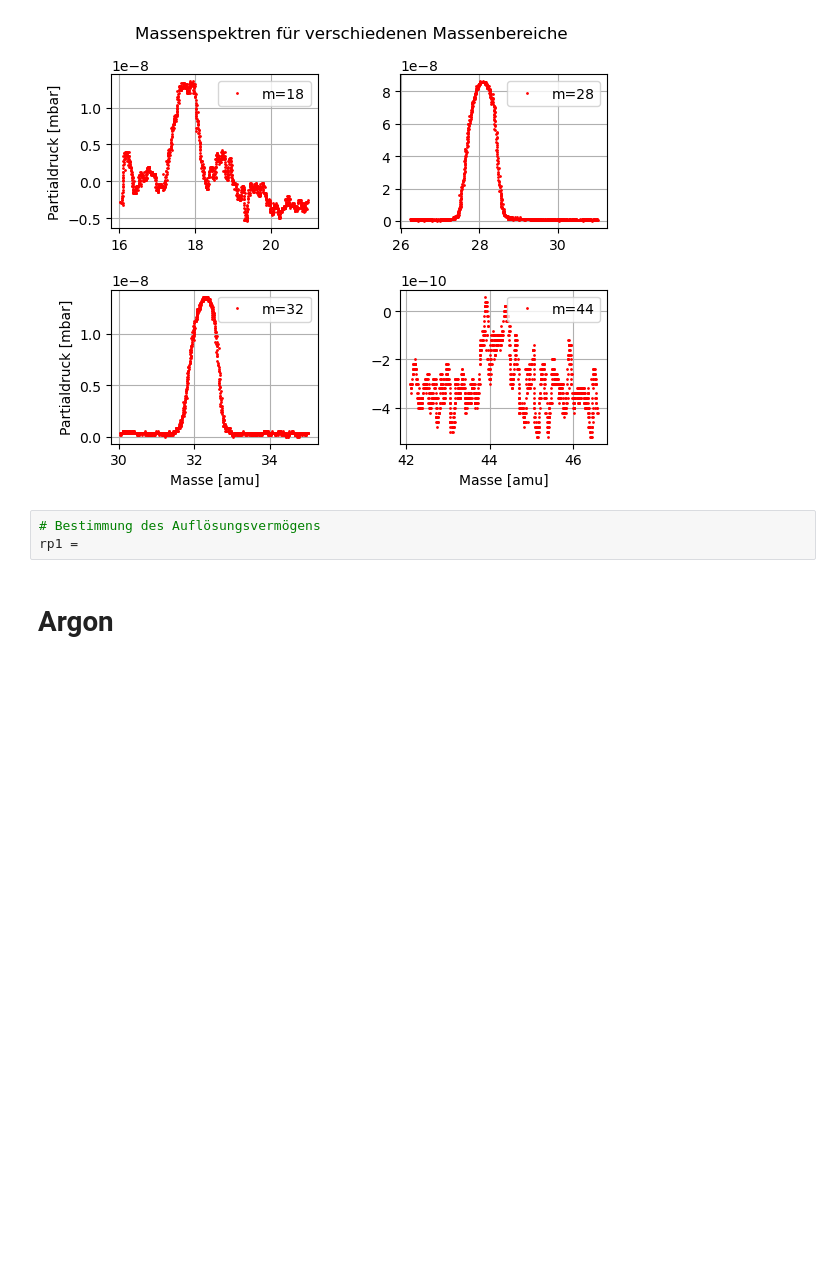
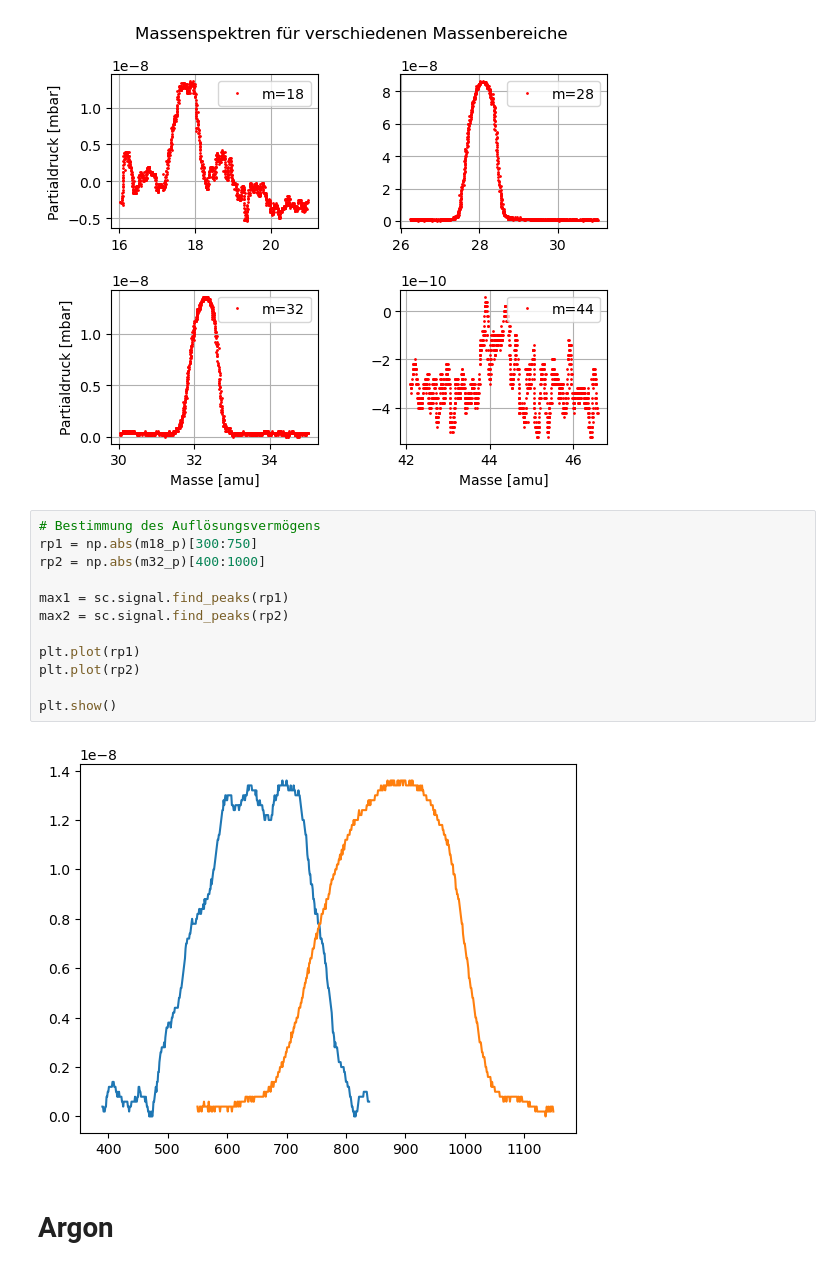
Before and after one commit to MRNock04/P3, a Jupyter notebook: Massenspektrometer/Auswertung.ipynb, the cells around one changed output. Cells and saved outputs as stored; diff of their text form; blank space fills up the shorter version.

```diff
--- a/Massenspektrometer/Auswertung.ipynb
+++ b/Massenspektrometer/Auswertung.ipynb
@@ -90,9 +91,20 @@ for i in [0,1]:
 plt.show()
 # %% [output]
 [figure]
-# %%
-# Bestimmung des Auflösungsvermögens
-rp1 =
+# %%
+# Bestimmung des Auflösungsvermögens
+rp1 = np.abs(m18_p)[300:750]
+rp2 = np.abs(m32_p)[400:1000]
+
+max1 = sc.signal.find_peaks(rp1)
+max2 = sc.signal.find_peaks(rp2)
+
+plt.plot(rp1)
+plt.plot(rp2)
+
+plt.show()
+# %% [output]
+[figure, added]
 # %% [markdown]
 # Argon
 # %%
```
Also changed, not shown: parts of 1 cell of this notebook.
